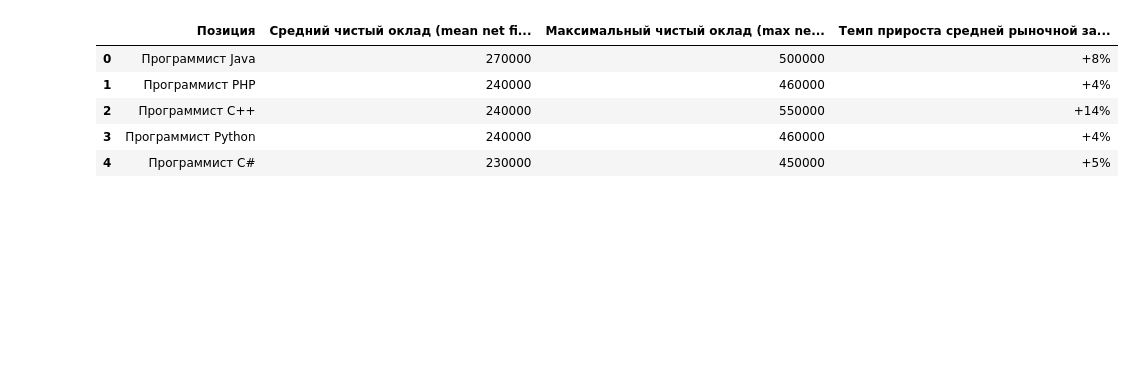
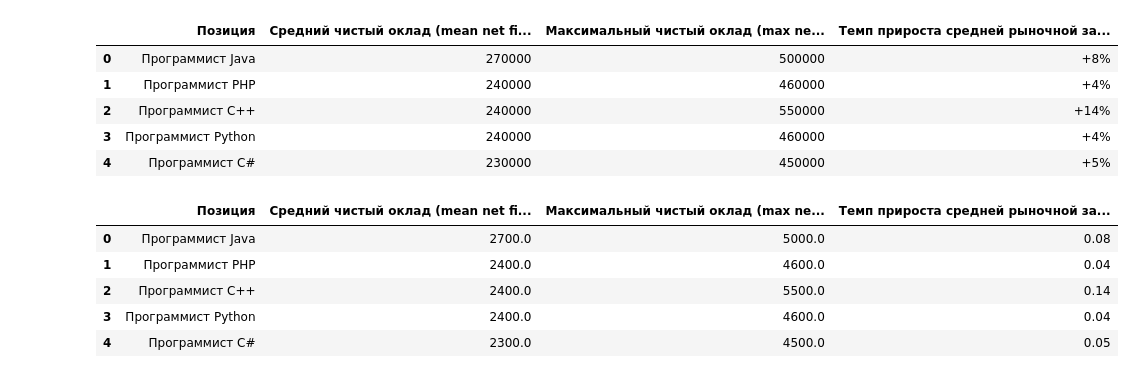
Before and after one commit to alexander-ssh/final_project, a Jupyter notebook: IT_trends.ipynb, the cells around one changed output. Saved outputs shown, nothing was run; the diff lists cells and outputs as text; code cells hidden in the pictures; blank space fills up the shorter version.

```diff
--- a/IT_trends.ipynb
+++ b/IT_trends.ipynb
@@ -116,3 +154,16 @@ df3
 | 2 | Программист C++ | 240000 | 550000 | +14% |
 | 3 | Программист Python | 240000 | 460000 | +4% |
 | 4 | Программист C# | 230000 | 450000 | +5% |
+# %%
+# Преобразуем все значения в числа
+for col in df3.columns[1:]:
+    df3[col] = df3[col].apply(convert_to_numeric)
+
+df3
+# %% [output]
+|  | Позиция | Средний чистый оклад (mean net fi... | Максимальный чистый оклад (max ne... | Темп прироста средней рыночной за... |
+| 0 | Программист Java | 2700.0 | 5000.0 | 0.08 |
+| 1 | Программист PHP | 2400.0 | 4600.0 | 0.04 |
+| 2 | Программист C++ | 2400.0 | 5500.0 | 0.14 |
+| 3 | Программист Python | 2400.0 | 4600.0 | 0.04 |
+| 4 | Программист C# | 2300.0 | 4500.0 | 0.05 |
```
Also changed, not shown: parts of 7 cells of this notebook.
